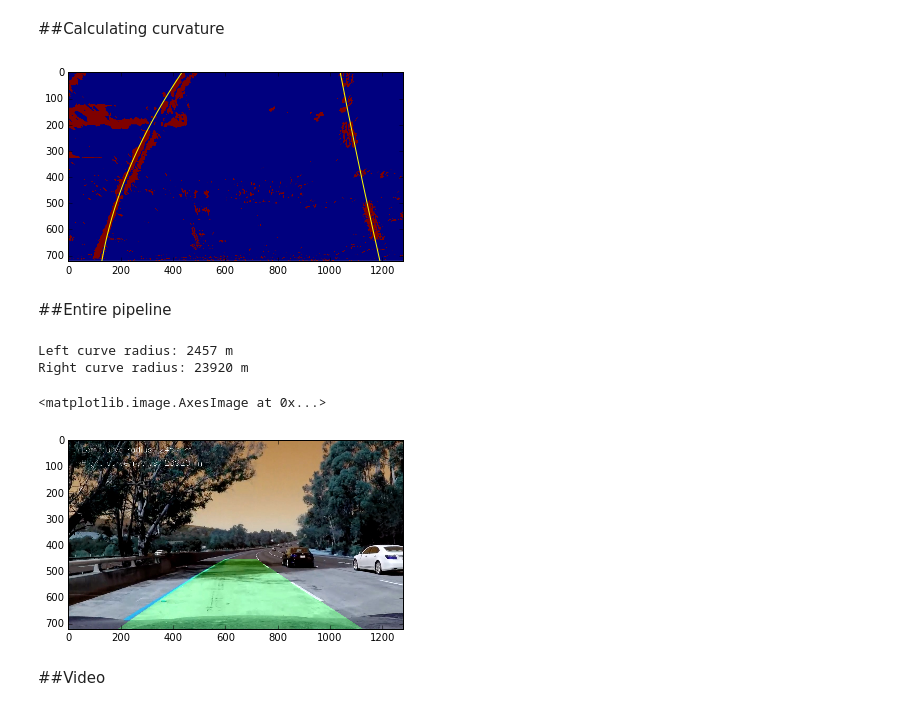
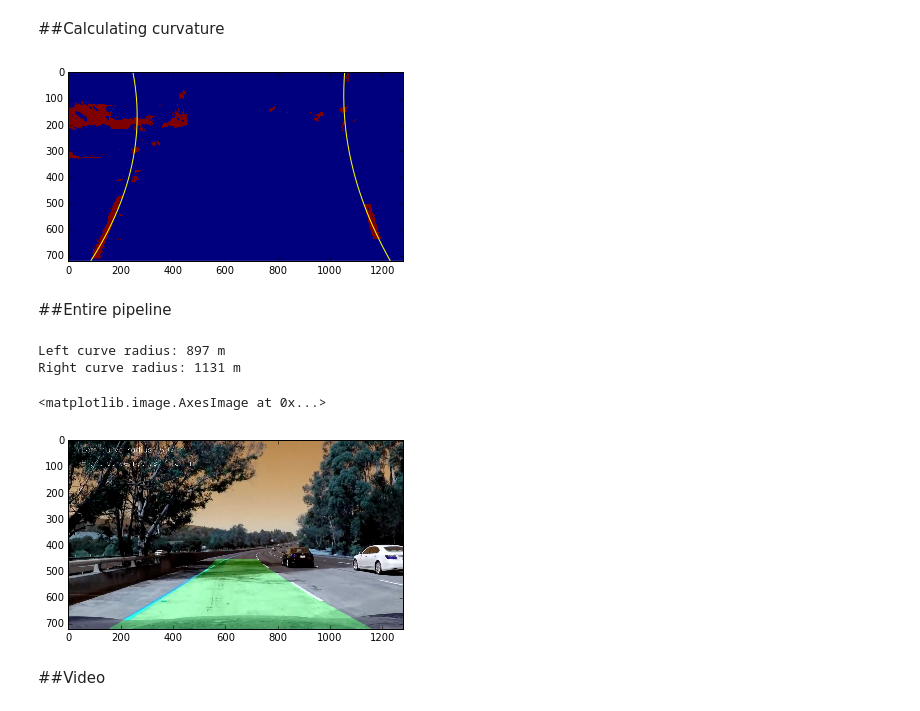
Before and after one commit to AlexanderKim/CarND-Advanced-Lane-Lines, a Jupyter notebook: Advanced Lane Finding.ipynb, the cells around one changed output. Saved outputs shown, nothing was run; the diff lists cells and outputs as text; code cells hidden in the pictures.

```diff
--- a/Advanced Lane Finding.ipynb
+++ b/Advanced Lane Finding.ipynb
@@ -170,7 +170,8 @@ def color_transformation(img):
     gray = cv2.cvtColor(img, cv2.COLOR_RGB2GRAY)
 
     # Sobel x
-    sobelx = cv2.Sobel(gray, cv2.CV_64F, 1, 0) # Take the derivative in x
+    # sobelx = cv2.Sobel(gray, cv2.CV_64F, 1, 0) # Take the derivative in x
+    sobelx = cv2.Sobel(s_channel, cv2.CV_64F, 1, 0) # Take the derivative in x
     abs_sobelx = np.absolute(sobelx) # Absolute x derivative to accentuate lines away from horizontal
     scaled_sobel = np.uint8(255*abs_sobelx/np.max(abs_sobelx))
 
@@ -311,7 +312,7 @@ plt.ylim(720, 0)
 ym_per_pix = 30/720 # meters per pixel in y dimension
 xm_per_pix = 3.7/700 # meters per pixel in x dimension
 # %% [output]
-[figure, old version]
+[figure, new version]
 # %%
 def curvature_radius(y_eval, left_fit, right_fit, xm_per_pix=1.0, ym_per_pix=1.0):
     # Calculate the new radii of curvature
@@ -322,7 +323,7 @@ def curvature_radius(y_eval, left_fit, right_fit, xm_per_pix=1.0, ym_per_pix=1.0
 # %% [markdown]
 ##Entire pipeline
 # %%
-def lanes_detection(img):
+def detect_lanes(img):
 
     calibration_parameters = pickle.load( open('./calibration.p', 'rb' ) )
     mtx = calibration_parameters['mtx']
@@ -343,42 +344,90 @@ def lanes_detection(img):
     left_fit, right_fit = polyfit(combined_binary, xm_per_pix=3.7/700, ym_per_pix=30/720)
 
     ploty = np.linspace(0, img.shape[0] - 1, img.shape[0])
+    y_eval = np.max(ploty)
+    left_curverad, right_curverad = curvature_radius(y_eval, left_fit, right_fit, xm_per_pix=3.7/700, ym_per_pix=30/720)
+
+    return left_fit, right_fit, left_curverad, right_curverad
+
+def draw_lanes(img, left_fit, right_fit, left_curverad, right_curverad):
+    ploty = np.linspace(0, img.shape[0] - 1, img.shape[0])
     color_warp = np.zeros_like(img).astype(np.uint8)
 
     # Calculate points.
     left_fitx = left_fit[0]*ploty**2 + left_fit[1]*ploty + left_fit[2]
     right_fitx = right_fit[0]*ploty**2 + right_fit[1]*ploty + right_fit[2]
 
     # Recast the x and y points into usable format for cv2.fillPoly()
     pts_left = np.array([np.transpose(np.vstack([left_fitx, ploty]))])
     pts_right = np.array([np.flipud(np.transpose(np.vstack([right_fitx, ploty])))])
     pts = np.hstack((pts_left, pts_right))
 
     # Draw the lane onto the warped blank image
     cv2.fillPoly(color_warp, np.int_([pts]), (0,255, 0))
 
     # Warp the blank back to original image space using inverse perspective matrix (Minv)
     newwarp = cv2.warpPerspective(color_warp, Minv, (img.shape[1], img.shape[0]))
     res_image = cv2.addWeighted(img, 1, newwarp, 0.3, 0)
 
-    y_eval = np.max(ploty)
-    left_curverad, right_curverad = curvature_radius(y_eval, left_fit, right_fit, xm_per_pix=3.7/700, ym_per_pix=30/720)
-
     cv2.putText(res_image, 'Left curve radius: {:.0f} m'.format(left_curverad), (50, 50), cv2.FONT_HERSHEY_SIMPLEX, 1, (255, 255, 255))
     cv2.putText(res_image, 'Right curve radius: {:.0f} m'.format(right_curverad), (50, 100), cv2.FONT_HERSHEY_SIMPLEX, 1, (255, 255, 255))
 
     print('Left curve radius: {:.0f} m'.format(left_curverad))
     print('Right curve radius: {:.0f} m'.format(right_curverad))
 
     return res_image
 
-res_image = lanes_detection(cv2.imread('./test_images/test5.jpg'))
+class Buf(object):
+    def __init__(self, value, length):
+        self.buf = np.repeat(value, length)
+
+    def append(self, item):
+        self.buf = np.insert(self.buf[:-1], 0, item, axis=0)
+
+class Bufs(object):
+    def __init__(self, length):
+        self.bufs = None
+        self.length = length
+
+    def append(self, items):
+        if not self.bufs:
+            self.bufs = [Buf(item, self.length) for item in items]
+            return
+
+        for buf, item in zip(self.bufs, items):
+            buf.append(item)
+
+    def average(self):
+        return [
+            np.average(buf.buf)
+            for buf in self.bufs
+        ]
+
+bufs = Bufs(50)
+def video_pipeline(img):
+    left_fit, right_fit, left_curverad, right_curverad = detect_lanes(img)
+    bufs.append([
+        left_fit[0], left_fit[1], left_fit[2],
+        right_fit[0], right_fit[1], right_fit[2],
+        left_curverad,
+        right_curverad
+    ])
+
+    [left_fit[0], left_fit[1], left_fit[2],
+    right_fit[0], right_fit[1], right_fit[2],
+    left_curverad,
+    right_curverad] = bufs.average()
+
+    res_image = draw_lanes(img, left_fit, right_fit, left_curverad, right_curverad)
+    return res_image
+
+res_image = video_pipeline(cv2.imread('./test_images/test5.jpg'))
 plt.imshow(res_image)
 # %% [output]
-Left curve radius: 2457 m
-Right curve radius: 23920 m
+Left curve radius: 897 m
+Right curve radius: 1131 m
 <matplotlib.image.AxesImage at 0x...>
-[figure, old version]
+[figure, new version]
 # %% [markdown]
 ##Video
 # %%
```
Also changed, not shown: parts of 2 cells of this notebook.
